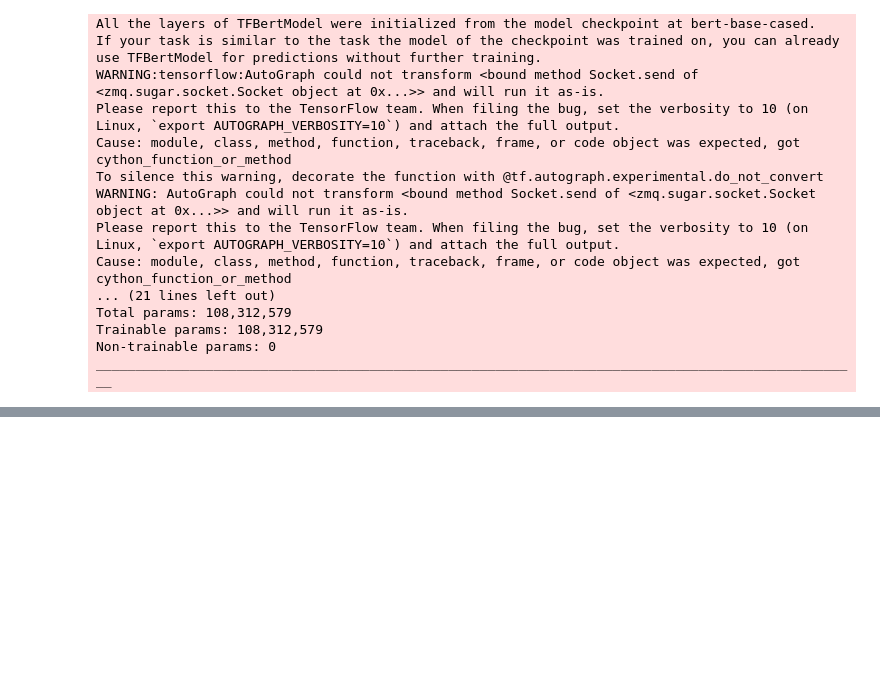
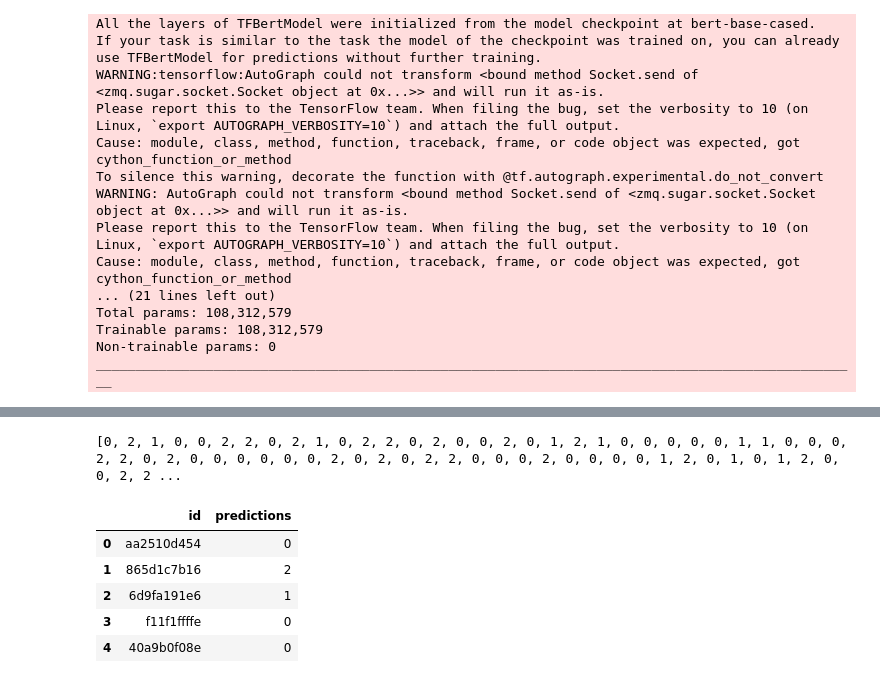
Before and after one commit to e-remington-lee/l3mentoring-2020, a Jupyter notebook: discriminator_model/discriminator.ipynb, the cells around one changed output, grey strips where cells are left out. Cells and saved outputs as stored; diff of their text form; code cells hidden in the pictures; blank space fills up the shorter version.

Commit message:
model ouputs predictions, working on modifying model and tokenizer pipe

```diff
--- a/discriminator_model/discriminator.ipynb
+++ b/discriminator_model/discriminator.ipynb
@@ -170,0 +163,3 @@ Hint: If you want to see a list of allocated tensors when OOM happens, add repor
+# %%
+test_pd = pd.read_csv(test_csv_mod)
+test_input = bert_encode(test_pd.premise.values, test_pd.hypothesis.values, tokenizer)
@@ -170,0 +184,17 @@ Hint: If you want to see a list of allocated tensors when OOM happens, add repor
+# %%
+li= [np.argmax(i) for i in model.predict(test_input)]
+# %%
+print(li)
+# %% [output]
+[0, 2, 1, 0, 0, 2, 2, 0, 2, 1, 0, 2, 2, 0, 2, 0, 0, 2, 0, 1, 2, 1, 0, 0, 0, 0, 0, 1, 1, 0, 0, 0, 2, 2, 0, 2, 0, 0, 0, 0, 0, 0, 2, 0, 2, 0, 2, 2, 0, 0, 0, 2, 0, 0, 0, 0, 1, 2, 0, 1, 0, 1, 2, 0, 0, 2, 2 ...
+# %%
+sub = test_pd.id.copy().to_frame()
+sub["predictions"] = li
+sub.head()
+# %% [output]
+|  | id | predictions |
+| 0 | aa2510d454 | 0 |
+| 1 | 865d1c7b16 | 2 |
+| 2 | 6d9fa191e6 | 1 |
+| 3 | f11f1ffffe | 0 |
+| 4 | 40a9b0f08e | 0 |
```
Also changed, not shown: parts of 3 cells of this notebook, 2 other files.
